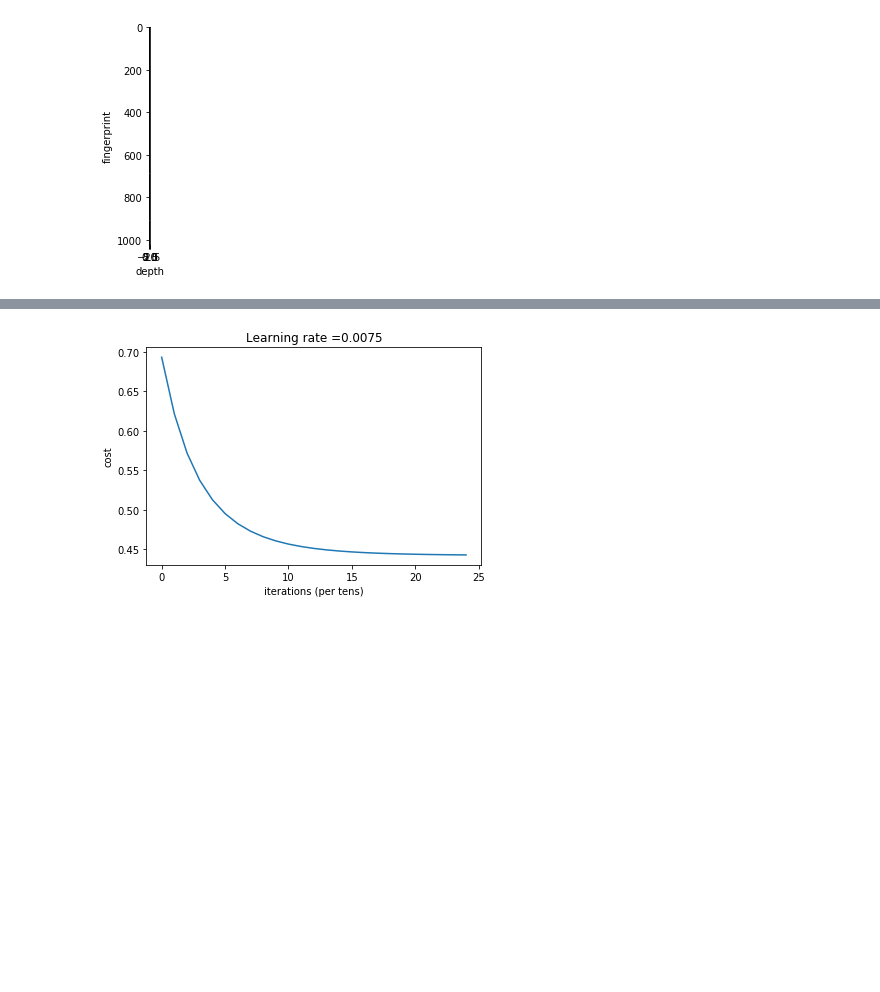
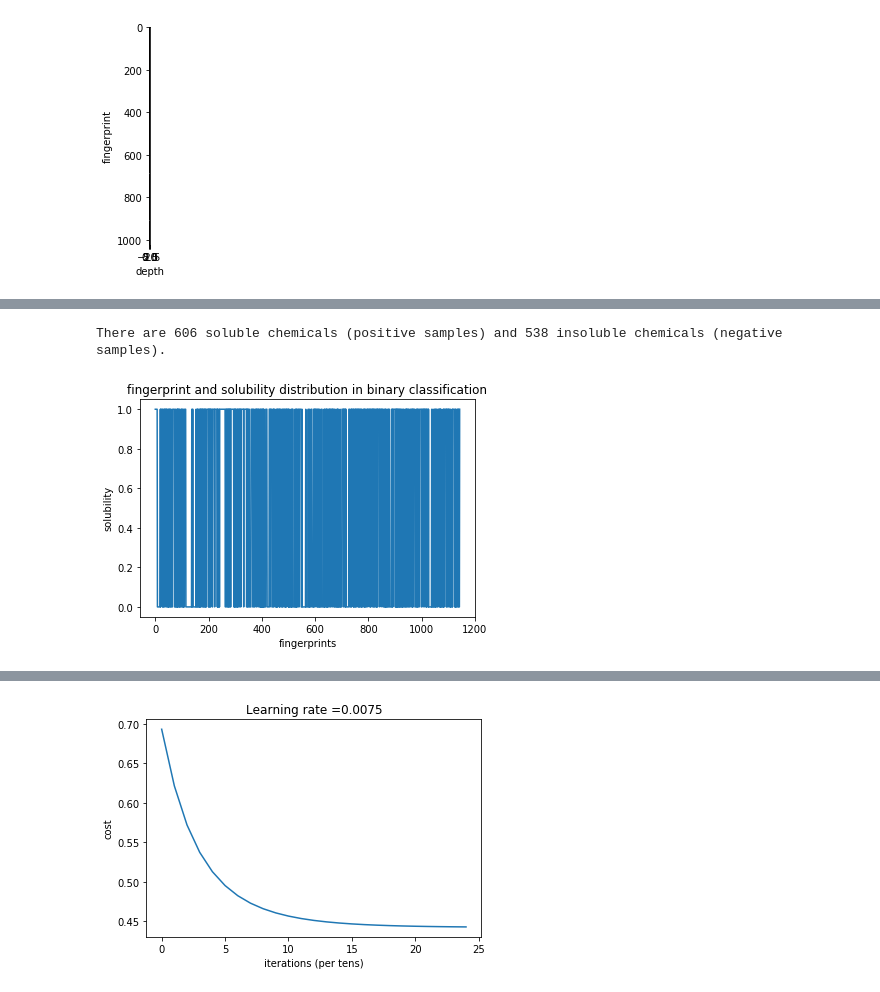
Before and after one commit to JBwdn/Latent, a Jupyter notebook: Chemicals.ipynb, the cells around one changed output, grey strips where cells are left out. Saved outputs shown, nothing was run; the diff lists cells and outputs as text; code cells hidden in the pictures; blank space fills up the shorter version.

```diff
--- a/Chemicals.ipynb
+++ b/Chemicals.ipynb
@@ -246 +248,21 @@ plt.scatter(train_x_flatten[0],train_x_flatten[1], c=train_y[0], s=40, cmap=plt.
+# %%
+# convert train_y into a vector range from 0 to 1
+train_y=np.zeros((1,len(data['Solubility'])))
+for i in range(0,len(train_y_b4[0])):
+    if (train_y_b4[0][i] >=mean):
+        train_y[0][i]=1
+    else:
+        train_y[0][i]=0
+
+print('There are '+ str(list(np.squeeze(train_y)).count(1)) + ' soluble chemicals (positive samples) and ' + str(list(np.squeeze(train_y)).count(0)) + ' insoluble chemicals (negative samples).')
+
+# plot the input fingerprint length distribution plot
+plt.plot(np.squeeze(train_y))
+plt.ylabel('solubility')
+plt.xlabel('fingerprints')
+plt.title("fingerprint and solubility distribution in binary classification" )
+plt.show()
+# %% [output]
+There are 606 soluble chemicals (positive samples) and 538 insoluble chemicals (negative samples).
+[figure, added]
 # %% [markdown]
```
Also changed, not shown: parts of 75 cells of this notebook.
